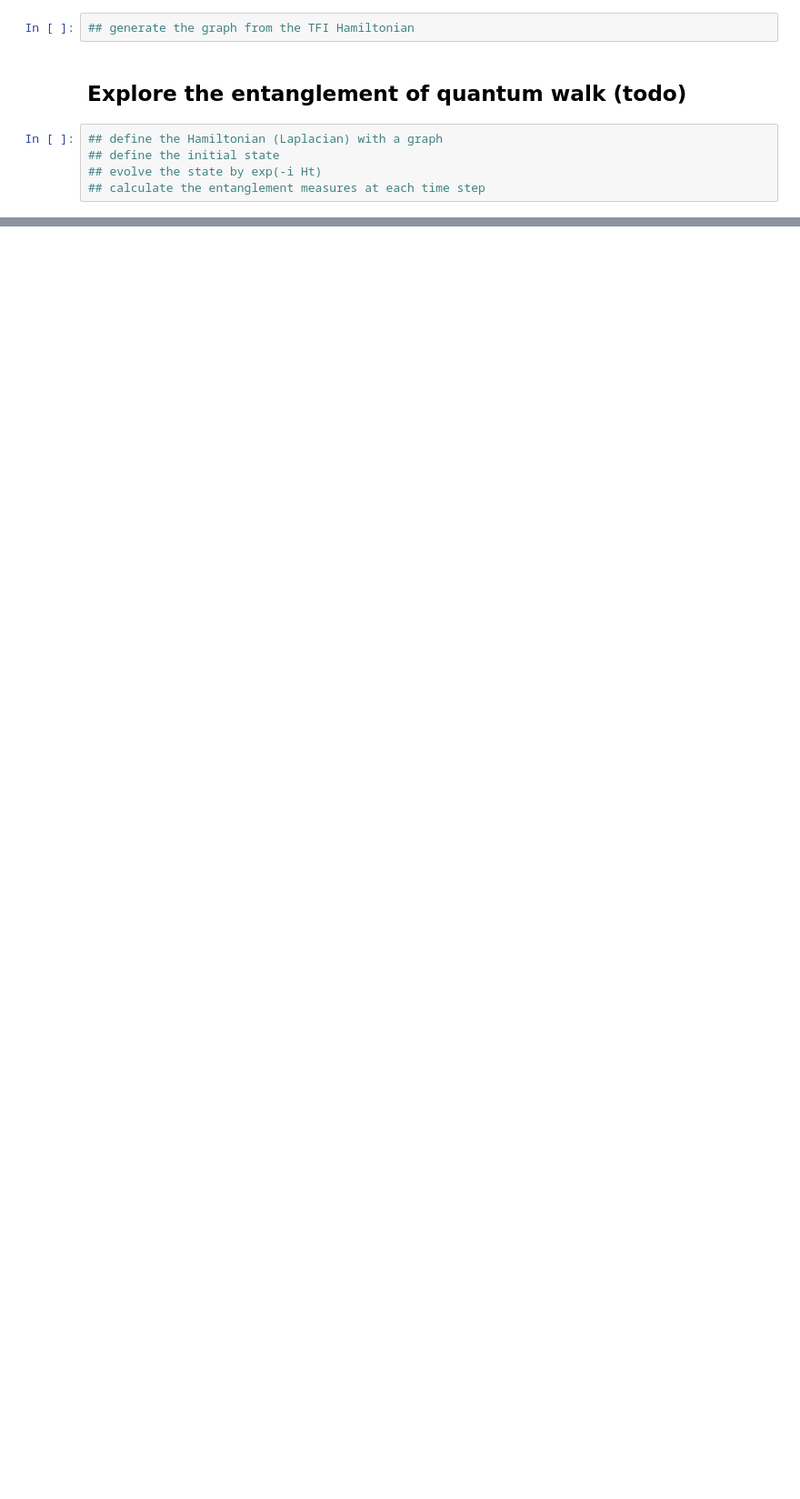
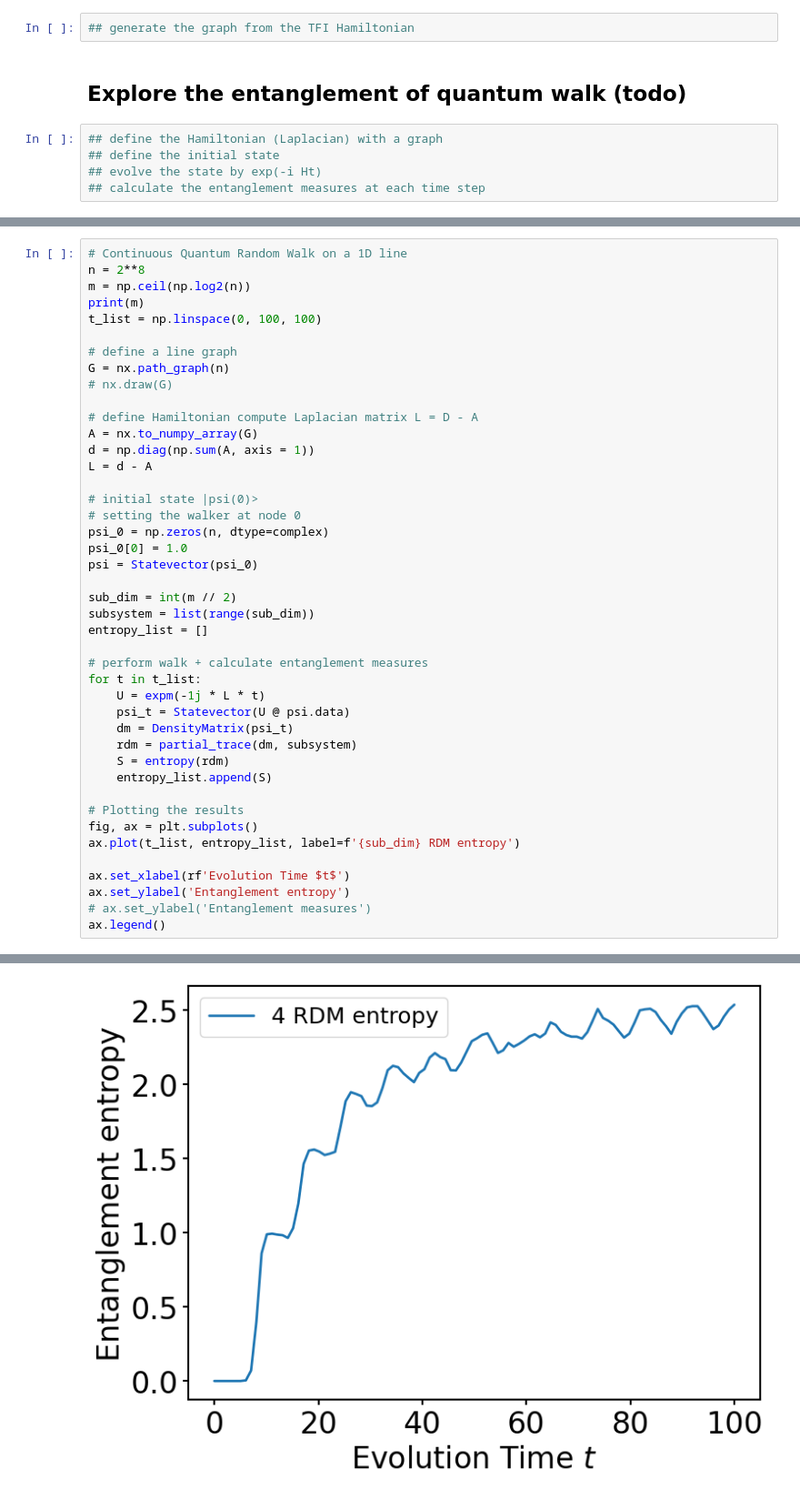
Before and after one commit to jonahso/quantum-walk-and-entanglement, a Jupyter notebook: entanglement_dynamics.ipynb, the cells around one changed output, grey strips where cells are left out. Shown: that part at 91% size. Drawn from its saved outputs; the diff is of its cells as text; blank space fills up the shorter version.

Commit message:
added ctqw entanglement measure

```diff
--- a/entanglement_dynamics.ipynb
+++ b/entanglement_dynamics.ipynb
@@ -68,0 +74,44 @@ The TFI Hamiltonian:  SparsePauliOp(['IIIIIIXX', 'IIIIIXXI', 'IIIIXXII', 'IIIXXI
+# %%
+# Continuous Quantum Random Walk on a 1D line
+n = 2**8
+m = np.ceil(np.log2(n))
+print(m)
+t_list = np.linspace(0, 100, 100)
+
+# define a line graph
+G = nx.path_graph(n)
+# nx.draw(G)
+
+# define Hamiltonian compute Laplacian matrix L = D - A
+A = nx.to_numpy_array(G)
+d = np.diag(np.sum(A, axis = 1))
+L = d - A
+
+# initial state |psi(0)>
+# setting the walker at node 0
+psi_0 = np.zeros(n, dtype=complex)
+psi_0[0] = 1.0
+psi = Statevector(psi_0)
+
+sub_dim = int(m // 2)
+subsystem = list(range(sub_dim))
+entropy_list = []
+
+# perform walk + calculate entanglement measures
+for t in t_list:
+    U = expm(-1j * L * t)
+    psi_t = Statevector(U @ psi.data)
+    dm = DensityMatrix(psi_t)
+    rdm = partial_trace(dm, subsystem)
+    S = entropy(rdm)
+    entropy_list.append(S)
+
+# Plotting the results
+fig, ax = plt.subplots()
+ax.plot(t_list, entropy_list, label=f'{sub_dim} RDM entropy')
+
+ax.set_xlabel(rf'Evolution Time $t$')
+ax.set_ylabel('Entanglement entropy')
+# ax.set_ylabel('Entanglement measures')
+ax.legend()
+# %% [output]
@@ -68,0 +120 @@ The TFI Hamiltonian:  SparsePauliOp(['IIIIIIXX', 'IIIIIXXI', 'IIIIXXII', 'IIIXXI
+[figure, added]
```
Also changed, not shown: parts of 4 cells of this notebook.
